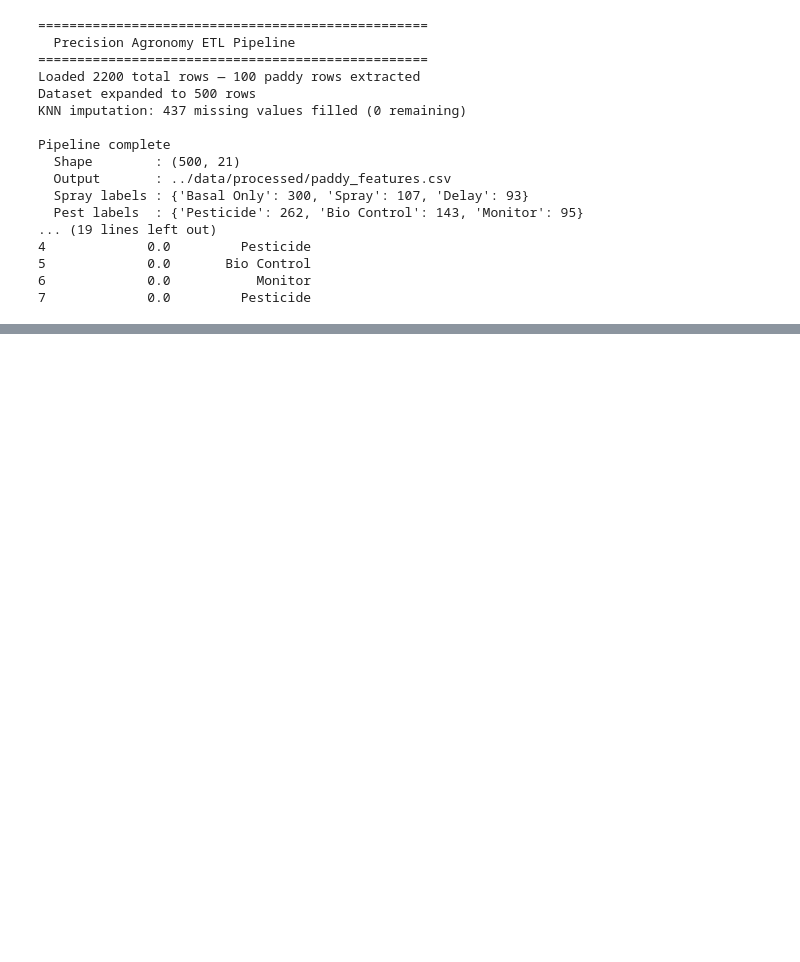
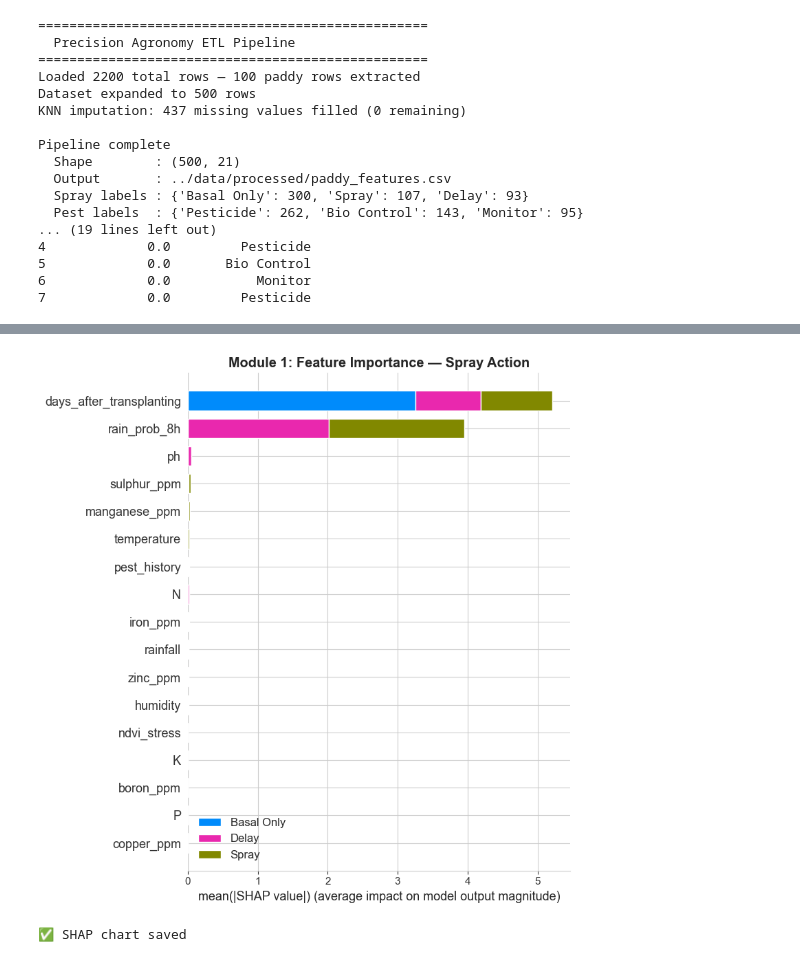
Before and after one commit to ispsitipsiecoder/agronomy-recommender-model, a Jupyter notebook: notebooks/01_data_exploration.ipynb, the cells around one changed output, grey strips where cells are left out. Cells and saved outputs as stored; diff of their text form; code cells hidden in the pictures; blank space fills up the shorter version.

Commit message:
Phase 3 complete: XGBoost 99% + LightGBM 94% + SHAP + farmer prediction

```diff
--- a/notebooks/01_data_exploration.ipynb
+++ b/notebooks/01_data_exploration.ipynb
@@ -996,0 +1028,13 @@ Pipeline complete
+# %%
+import pandas as pd
+import numpy as np
+
+df = pd.read_csv('../data/processed/paddy_features.csv')
+
+print(f"Shape: {df.shape}")
+print(f"Columns: {df.columns.tolist()}")
+print(f"Missing values: {df.isnull().sum().sum()}")
+print(f"\nSpray action counts:")
+print(df['spray_action'].value_counts())
+print(f"\nPest intervention counts:")
+print(df['pest_intervention'].value_counts())
@@ -996,0 +1368,23 @@ Pipeline complete
+# %%
+import shap
+import matplotlib.pyplot as plt
+import warnings
+warnings.filterwarnings('ignore')
+
+explainer_spray = shap.TreeExplainer(spray_model)
+shap_values_spray = explainer_spray.shap_values(X_test)
+
+plt.figure(figsize=(10, 6))
+shap.summary_plot(
+    shap_values_spray, X_test,
+    class_names=le_spray.classes_,
+    plot_type='bar', show=False
+)
+plt.title('Module 1: Feature Importance — Spray Action', fontweight='bold')
+plt.tight_layout()
+plt.savefig('../data/processed/shap_spray_importance.png', dpi=150, bbox_inches='tight')
+plt.show()
+print("✅ SHAP chart saved")
+# %% [output]
+[figure, added]
+✅ SHAP chart saved
```
Also changed, not shown: parts of 12 cells of this notebook, 3 other files.
